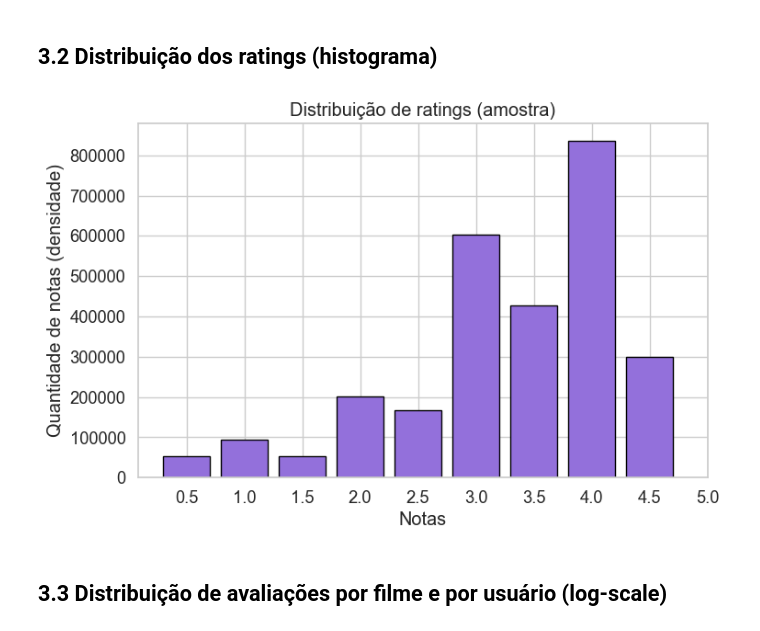
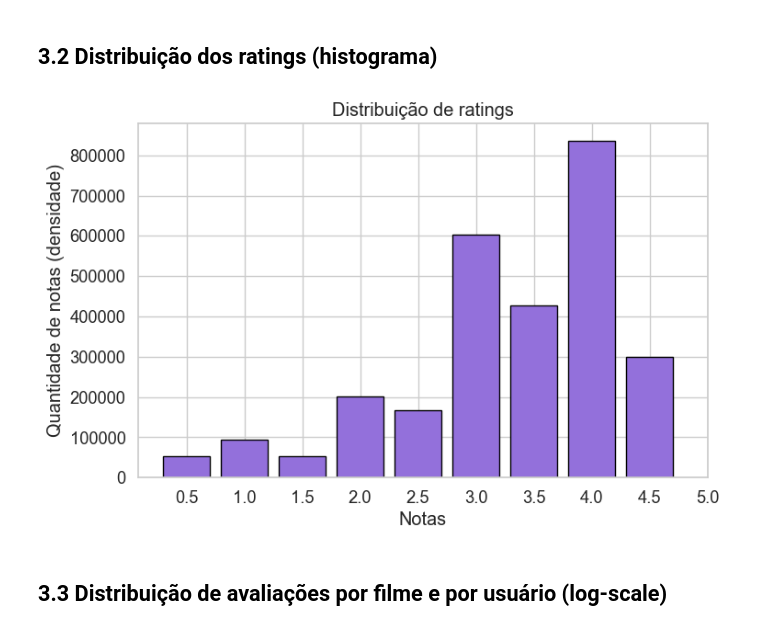
Before and after one commit to Enzooliveira29/AtividadeCD, a Jupyter notebook: notebooks/Trabalho2.ipynb, the cells around one changed output. Saved outputs shown, nothing was run; the diff lists cells and outputs as text; code cells hidden in the pictures.

```diff
--- a/notebooks/Trabalho2.ipynb
+++ b/notebooks/Trabalho2.ipynb
@@ -339,16 +342,16 @@ Name: user_rating_count, dtype: float64
 # %%
 plt.figure(figsize=(8,5))
 
 bins = np.arange(0.25, 5.25, 0.5)
 
-plt.hist(ratings['rating'], bins=bins, rwidth=0.8, edgecolor='black', color="mediumpurple")  # rwidth < 1 afasta as barras
+plt.hist(ratings['rating'], bins=bins, rwidth=0.8, edgecolor='black', color="mediumpurple")
 plt.xlabel('Notas')
 plt.ylabel('Quantidade de notas (densidade)')
-plt.title('Distribuição de ratings (amostra)')
-plt.xticks(np.arange(0.5, 5.1, 0.5))  # marcações no eixo x a cada 0.5
+plt.title('Distribuição de ratings')
+plt.xticks(np.arange(0.5, 5.1, 0.5))
 plt.show()
 # %% [output]
-[figure, old version]
+[figure, new version]
 # %% [markdown]
 ## 3.3 Distribuição de avaliações por filme e por usuário (log-scale)
 # %%
```
Also changed, not shown: parts of 14 cells of this notebook, 5 other files.
